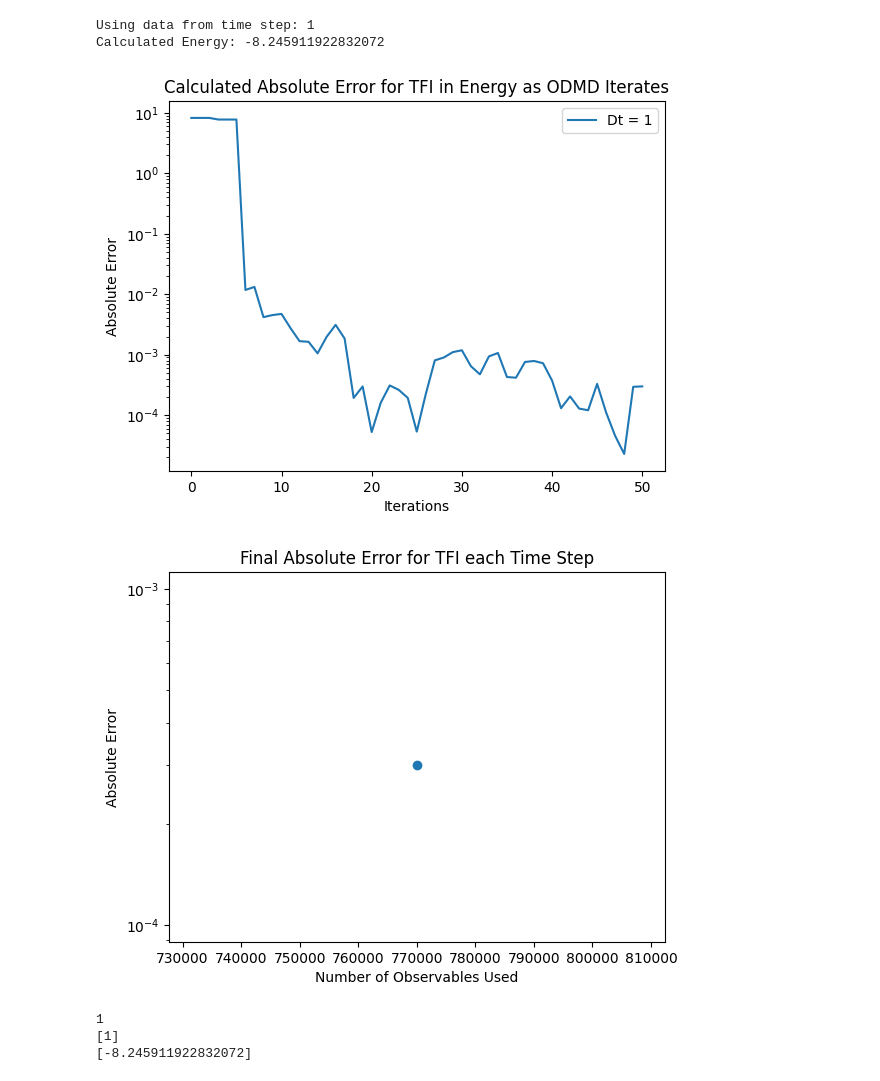
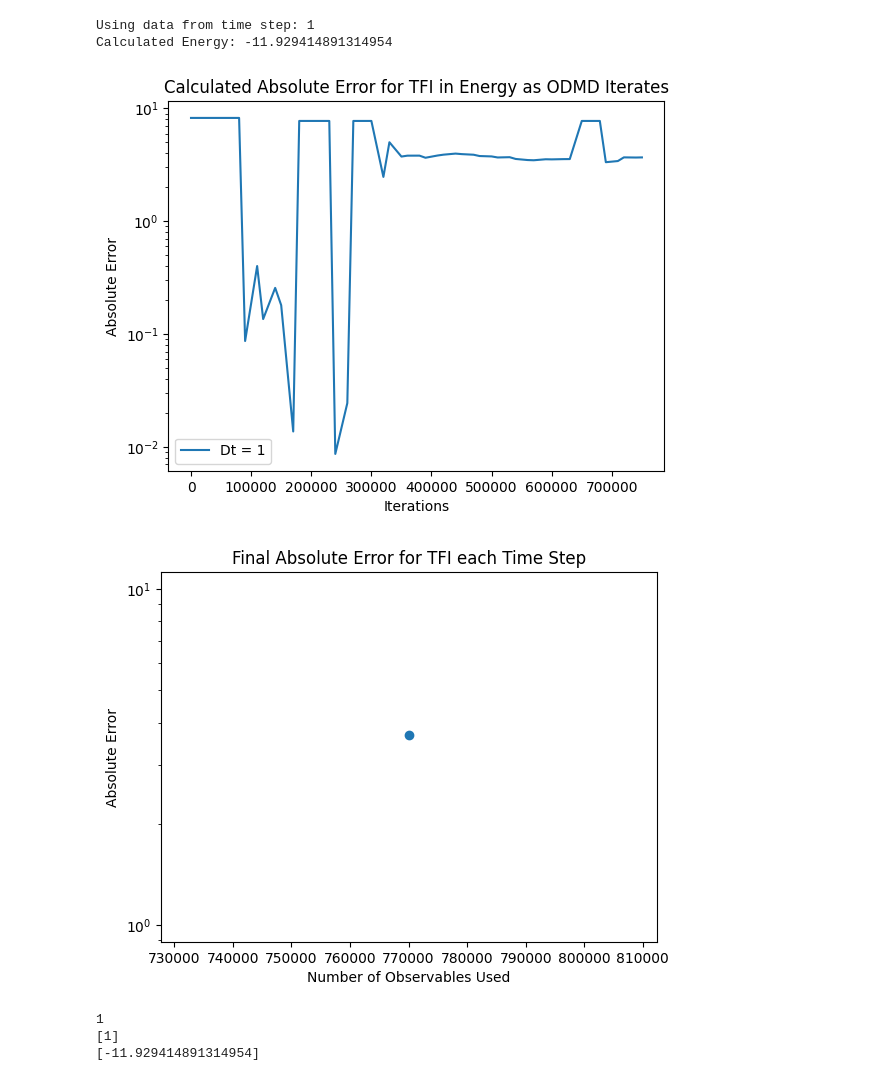
Before and after one commit to Quantum-Linear-Algebra/ODMD, a Jupyter notebook: ODMD.ipynb, the cells around one changed output. Drawn from its saved outputs; the diff is of its cells as text; code cells hidden in the pictures.

Commit message:
generated new graphs with quantum data

```diff
--- a/ODMD.ipynb
+++ b/ODMD.ipynb
@@ -466,12 +464,12 @@ def ODMD(s_k, Dt, noise_threshold, max_iterations, precision=0, est_E_0s = [], s
 parameters = {}
 
 # COMPUTATION PARAMETERS
-computation_type   = 'S' # computation_type OPTIONS: Simulation, Hardware
-data_source        = 'F' # data_source OPTIONS: Generation (Only useable with Simulation), Files, Job (Only Usable with Hardware)
+computation_type   = 'H' # computation_type OPTIONS: Simulation, Hardware
+data_source        = 'J' # data_source OPTIONS: Generation (Only useable with Simulation), Files, Job (Only Usable with Hardware)
 
 # ODMD Parameters
 noise_threshold = 10**-2 # order of magnitute larger than actual noise
-max_iterations  = 50
+max_iterations  = 100
 precision       = 0      # certainty threshold
 alpha           = 1/2    # used to calculate matrix sizes
 
@@ -489,7 +487,7 @@ parameters['shifting']   = 0
 # Transverse Field Ising Model Parameters
 parameters['g'] = 4 # magnetic field strength (TFIM)
 parameters['method_for_model'] = 'F3C' # OPTIONS: F3C, Qiskit
-parameters['trotter'] = 1000
+parameters['trotter'] = 10000
 
 # Spin Model Parameters
 parameters['J'] = 4 # coupling strength (SPIN)
@@ -698,9 +693,7 @@ for i in range(len(time_steps)):
     time_step = time_steps[i]
     print("Using data from time step:", time_step)
     est_E_0s = []
-    # print(s_ks[i])
-    # print(len(s_ks[i]))
-    result = ODMD(s_ks[i], time_step, noise_threshold, max_iterations, alpha, precision=precision, est_E_0s = est_E_0s, show_steps=False)
+    result = ODMD(s_ks[i], time_step, noise_threshold, max_iterations, precision=precision, est_E_0s=est_E_0s, show_steps=False)
     # readjust energy to what it originially was
     result = (result-parameters['shifting'])*parameters['r_scaling']
     for i in range(len(est_E_0s)):
@@ -710,37 +703,36 @@ for i in range(len(time_steps)):
     trials.append(est_E_0s)
 # %% [output]
 Using data from time step: 1
-Calculated Energy: -8.245911922832072
+Calculated Energy: -11.929414891314954
 # %%
 for i in range(len(trials)):
+    total_shots = [(w+math.floor(1/2*(w+1)))*parameters['shots'] for w in range(len(trials[i]))]
     err = [abs(w-real_E_0) for w in trials[i]]
-    # plt.plot(np.arange(0, 2*pi, time_steps[i])[0:len(trials[i])], err, label = 'Dt = '+str(time_steps[i]))
-    # if i == len(trials)-1: label = 'Perfect Data'
     label = 'Dt = '+str(time_steps[i])
-    plt.plot(range(len(err)), err, label = label)
+    plt.plot(total_shots, err, label = label)
 plt.title("Calculated Absolute Error for "+system+" in Energy as ODMD Iterates")
 plt.ylabel("Absolute Error")
 plt.xlabel("Iterations")
 plt.legend()
 # plt.xlim([0,10])
 # plt.ylim([0,10])
 plt.yscale('log')
 plt.savefig("Graphs/"+make_filename(computation_type, max_iterations, parameters)+"_shots"+str(parameters['shots'])+"_Abs_Error.png")
 plt.show()
 
 plt.title("Final Absolute Error for "+system+" each Time Step")
 plt.xlabel("Number of Observables Used")
 plt.ylabel("Absolute Error")
 plt.yscale('log')
-total_shots = [(len(w)+make_d(1/2, len(w)))*parameters['shots'] for w in trials]
+total_shots = [(len(w)+math.floor(1/2*(len(w)+1)))*parameters['shots'] for w in trials]
 for i in range(len(results)):
     plt.scatter([total_shots[i]], [abs(real_E_0-results[i])], label = 'Dt = '+str(time_steps[i]))
 plt.savefig("Graphs/"+make_filename(computation_type, max_iterations, parameters)+"_shots"+str(parameters['shots'])+"_Final_Error.png")
 # plt.legend()
 plt.show()
 # %% [output]
-[figure, old version]
+[figure, new version]
-[figure, old version]
+[figure, new version]
 # %%
 print(len(results))
 print(time_steps)
@@ -748,4 +740,4 @@ print(results)
 # %% [output]
 1
 [1]
-[-8.245911922832072]
+[-11.929414891314954]
```
Also changed, not shown: parts of 4 cells of this notebook, 13 other files.
